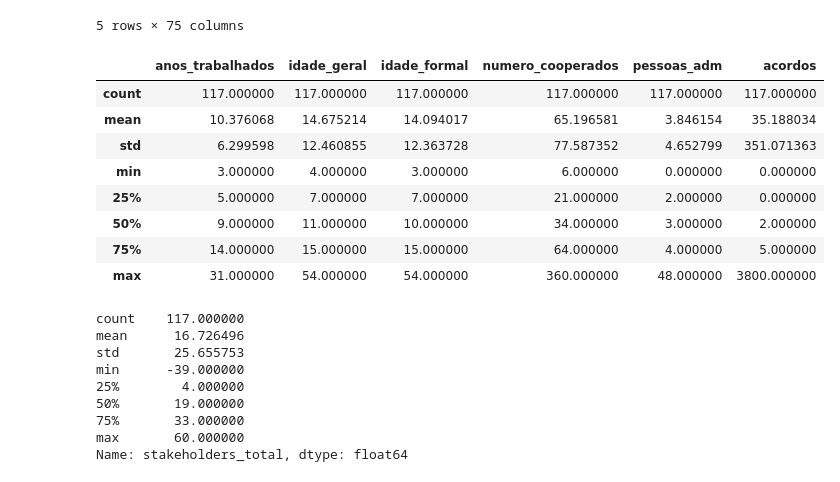
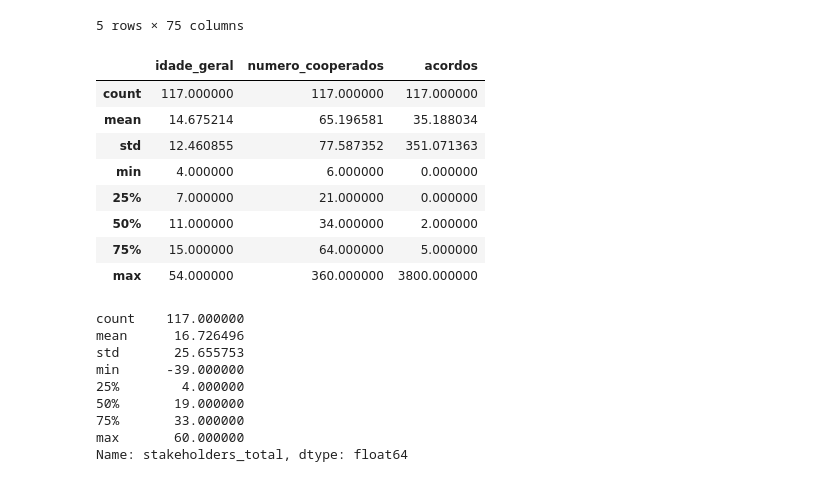
Before and after one commit to LabCidades/Stakeholders-Cooperativas, a Jupyter notebook: modelfit.ipynb, the cells around one changed output. Drawn from its saved outputs; the diff is of its cells as text; code cells hidden in the pictures.

```diff
--- a/modelfit.ipynb
+++ b/modelfit.ipynb
@@ -113,17 +114,17 @@ df.head()
 5 rows × 75 columns
 # %%
 # atributos
-df.iloc[:, 6:12].describe()
+df.iloc[:, [7, 9, 11]].describe()
 # %% [output]
-|  | anos_trabalhados | idade_geral | idade_formal | numero_cooperados | pessoas_adm | acordos |
-| count | 117.000000 | 117.000000 | 117.000000 | 117.000000 | 117.000000 | 117.000000 |
-| mean | 10.376068 | 14.675214 | 14.094017 | 65.196581 | 3.846154 | 35.188034 |
-| std | 6.299598 | 12.460855 | 12.363728 | 77.587352 | 4.652799 | 351.071363 |
-| min | 3.000000 | 4.000000 | 3.000000 | 6.000000 | 0.000000 | 0.000000 |
-| 25% | 5.000000 | 7.000000 | 7.000000 | 21.000000 | 2.000000 | 0.000000 |
-| 50% | 9.000000 | 11.000000 | 10.000000 | 34.000000 | 3.000000 | 2.000000 |
-| 75% | 14.000000 | 15.000000 | 15.000000 | 64.000000 | 4.000000 | 5.000000 |
-| max | 31.000000 | 54.000000 | 54.000000 | 360.000000 | 48.000000 | 3800.000000 |
+|  | idade_geral | numero_cooperados | acordos |
+| count | 117.000000 | 117.000000 | 117.000000 |
+| mean | 14.675214 | 65.196581 | 35.188034 |
+| std | 12.460855 | 77.587352 | 351.071363 |
+| min | 4.000000 | 6.000000 | 0.000000 |
+| 25% | 7.000000 | 21.000000 | 0.000000 |
+| 50% | 11.000000 | 34.000000 | 2.000000 |
+| 75% | 15.000000 | 64.000000 | 5.000000 |
+| max | 54.000000 | 360.000000 | 3800.000000 |
 # %%
 # criar variaveis
 df["stakeholders_total"] = df.iloc[:, 13:67].sum(axis=1)
```
Also changed, not shown: parts of 7 cells of this notebook.
